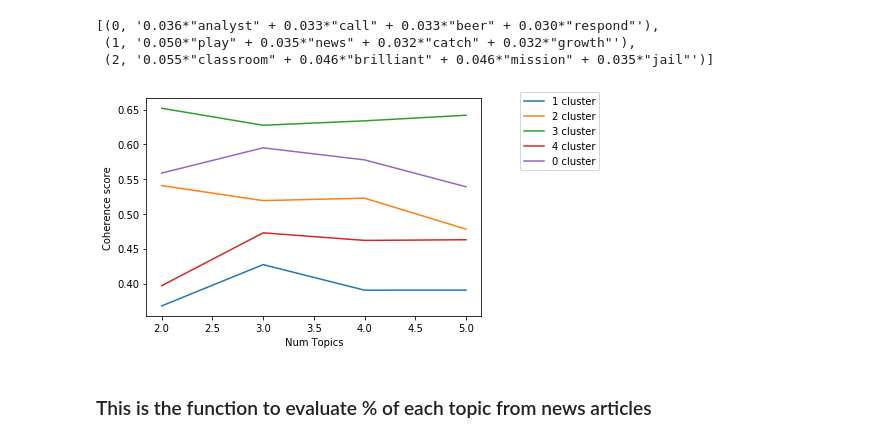
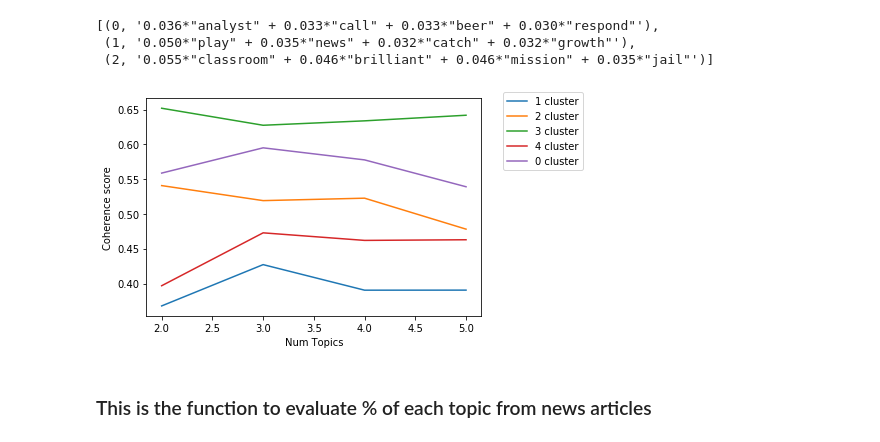
Before and after one commit to sohilp2/Twitter-News-article-Recommendation, a Jupyter notebook: Project_includes_topic_modelling_and_sentiment_analysis.ipynb, the cells around one changed output. Drawn from its saved outputs; the diff is of its cells as text; code cells hidden in the pictures.

```diff
--- a/Project_includes_topic_modelling_and_sentiment_analysis.ipynb
+++ b/Project_includes_topic_modelling_and_sentiment_analysis.ipynb
@@ -778,17 +780,18 @@ optimal_model[i].print_topics(num_words=4)
 # %%
 #x={elem:pd.DataFrame for elem in range(UniqueNames)}
 import matplotlib.pyplot as plt
 limit=6; start=2; step=1;
 x={elem:list(range(start, limit, step)) for elem in (UniqueNames)}
 for key in x.keys():
     plt.plot(x[key],coherence_values[key], label= str(key)+ ' cluster')
     plt.xlabel("Num Topics")
     plt.ylabel("Coherence score")
 
-plt.legend(loc='best',bbox_to_anchor=(1.1, 1.05))
-plt.show()
+plt.legend(loc='best',bbox_to_anchor=(1.05, 1.05))
+#plt.show()
+plt.savefig('Coherence Sscor.png',bbox_inches='tight')
 # %% [output]
-[figure, old version]
+[figure, new version]
 # %% [markdown]
 ### This is the function to evaluate % of each topic from news articles
 # %%
```
Also changed, not shown: parts of 19 cells of this notebook, 5 other files.
